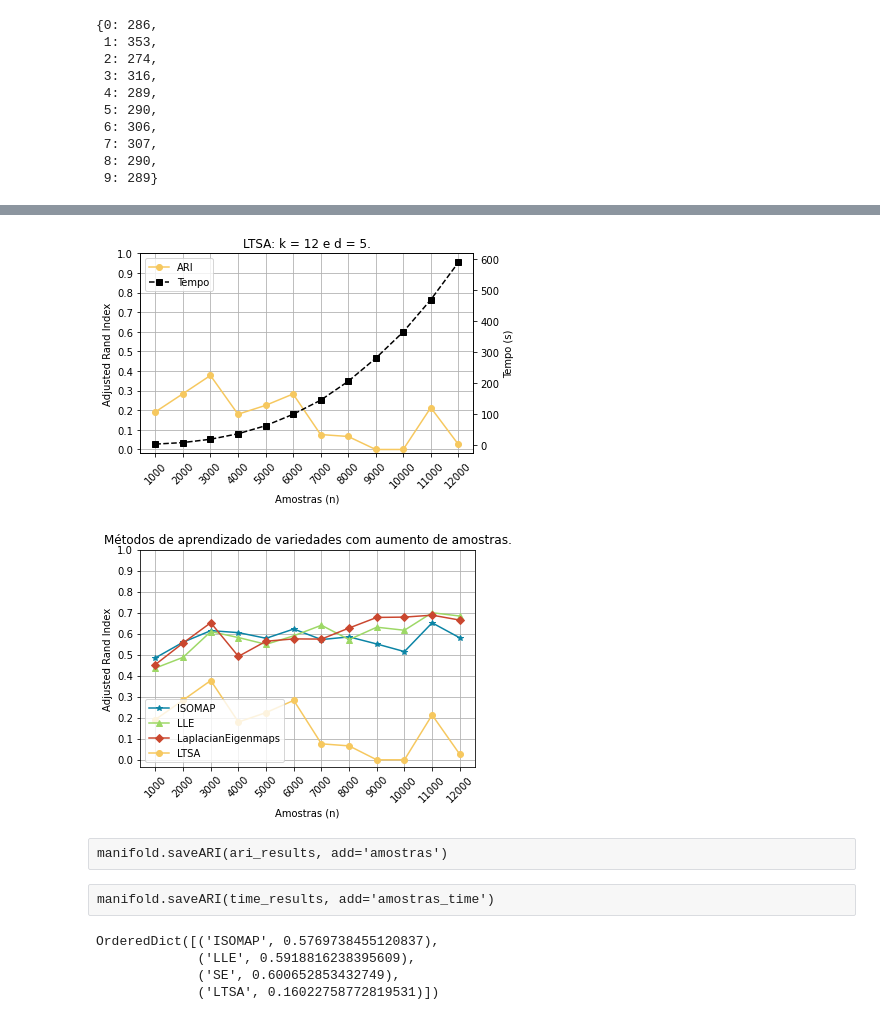
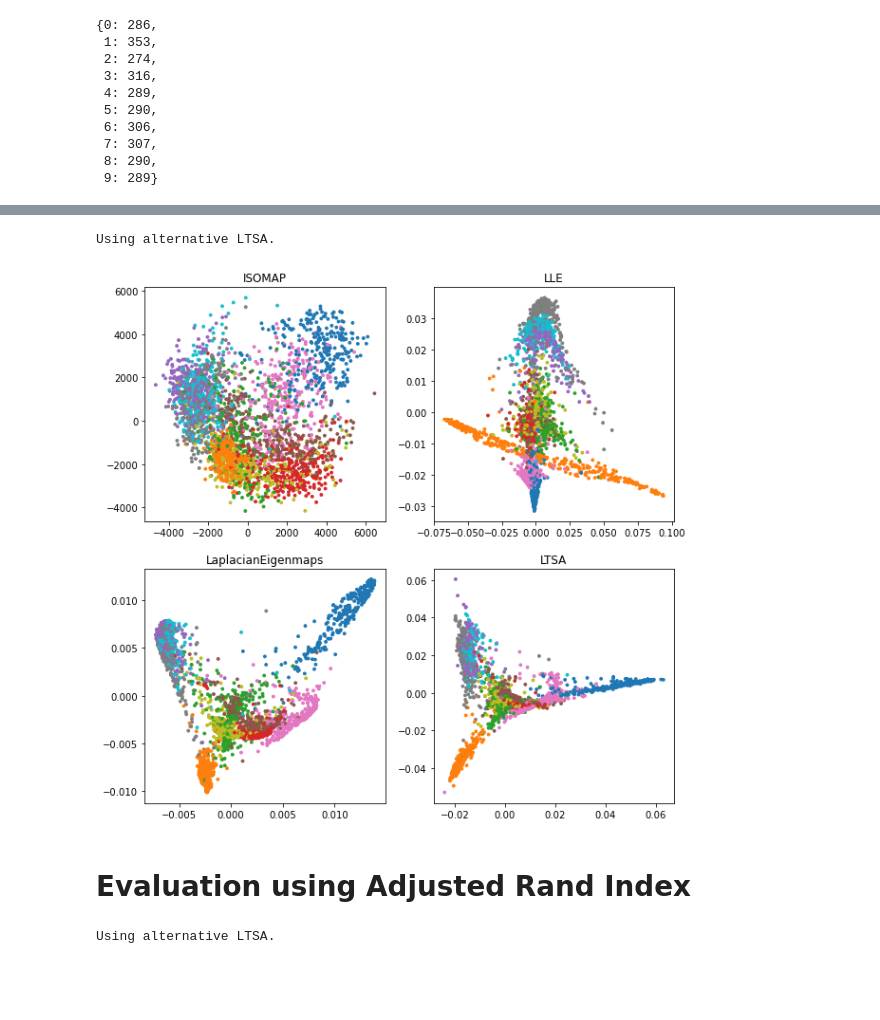
Before and after one commit to MarcoGrivol/Manifold-Learning, a Jupyter notebook: MNIST Multiple Tests.ipynb, the cells around one changed output, grey strips where cells are left out. Drawn from its saved outputs; the diff is of its cells as text; code cells hidden in the pictures; blank space fills up the shorter version.

```diff
--- a/MNIST Multiple Tests.ipynb
+++ b/MNIST Multiple Tests.ipynb
@@ -255,37 +115,31 @@ plot_ari_results_time(ari_results, 'SE', 'Laplacian Eigenmaps: k = 5 e d = 10.',
-# %%
-plot_ari_results_time(ari_results, 'LTSA', 'LTSA: k = 12 e d = 5.', '#f6c85f', 'o')
-# %% [output]
-[figure, removed]
-# %%
-fig, ax1 = plt.subplots()
-plt.xticks(amostras, rotation=45, ha='center')
-plt.title('Métodos de aprendizado de variedades com aumento de amostras.')
-
-ax1.set_xlabel('Amostras (n)')
-ax1.set_ylabel('Adjusted Rand Index')
-
-ax1.plot(amostras, ari_results['ISOMAP'], color='#0b84a5',marker='*', label='ISOMAP')
-ax1.plot(amostras, ari_results['LLE'], color='#9dd866', marker='^', label='LLE')
-ax1.plot(amostras, ari_results['SE'], color='#ca472f', marker='D', label='LaplacianEigenmaps')
-ax1.plot(amostras, ari_results['LTSA'], color='#f6c85f', marker='o', label='LTSA')
-ax1.set_yticks(np.arange(0, 1.01, 0.1))
-
-plt.legend(loc=3)
-plt.grid()
-plt.show()
-# %% [output]
-[figure, removed]
-# %% [raw]
-manifold.saveARI(ari_results, add='amostras')
-# %% [raw]
-manifold.saveARI(time_results, add='amostras_time')
-# %%
-ari_media = OrderedDict()
-for m in methods:
-    ari_media[m] = np.mean(ari_results[m])
-ari_media
-# %% [output]
-OrderedDict([('ISOMAP', 0.5769738455120837),
-             ('LLE', 0.5918816238395609),
-             ('SE', 0.600652853432749),
-             ('LTSA', 0.16022758772819531)])
+# %%
+k = 12
+d = 2
+
+Y = OrderedDict()
+manifold = ManifoldHelper()
+
+for m in methods:
+    Y[m] = manifold.fit_transform(x_cut, m, k, d)
+
+# defina cores para os plots
+label_colors = [list( mcolors.TABLEAU_COLORS )[i] for i in range( 10 )]
+colors = [label_colors[v] for v in label_cut]
+
+fig, axs = plt.subplots(2, 2, figsize=(10, 10))
+for i in range(2):
+    for j in range(2):
+        m = methods[i * 2 + j]
+        axs[i, j].scatter(Y[m][:, 0], Y[m][:, 1], c=colors, s=8)
+        if m == 'SE':
+            m = 'LaplacianEigenmaps'
+        axs[i, j].set_title(m)
+# %% [output]
+Using alternative LTSA.
+[figure, added]
+# %% [markdown]
+# Evaluation using Adjusted Rand Index
+# %%
+manifold = ManifoldHelper(neighbors, dimensions, methods, alternative_LTSA=True)
+# %% [output]
+Using alternative LTSA.
```
Also changed, not shown: parts of 38 cells of this notebook, 6 other files.
